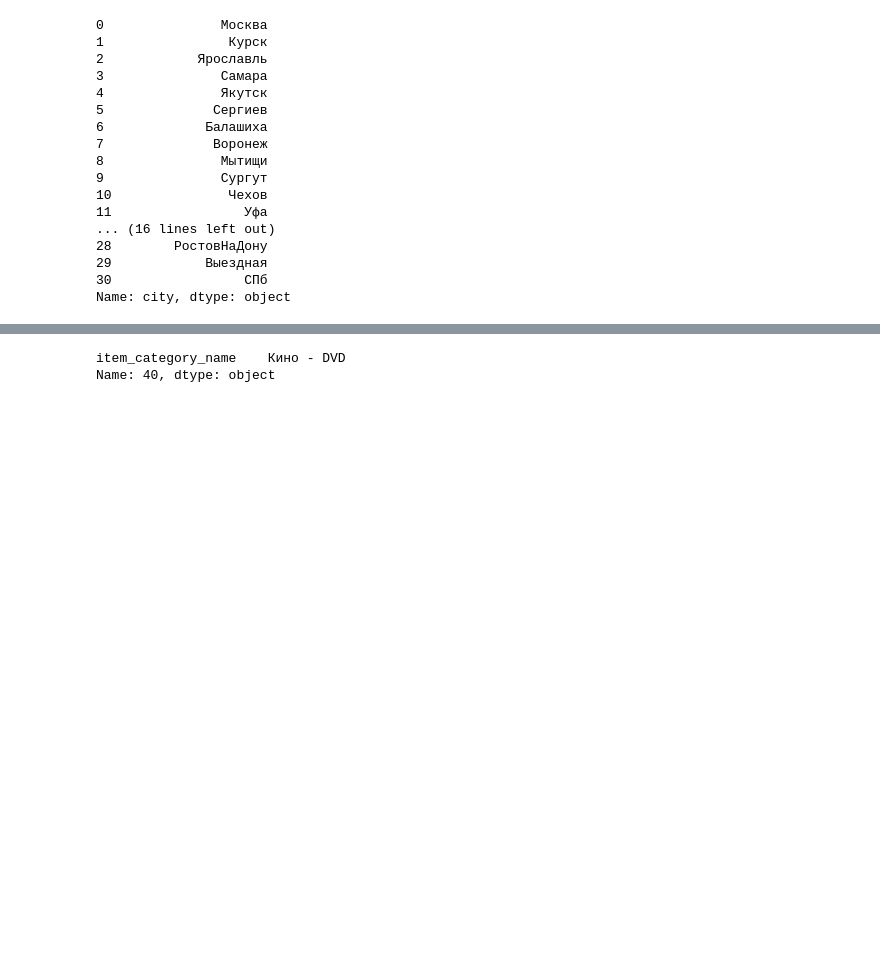
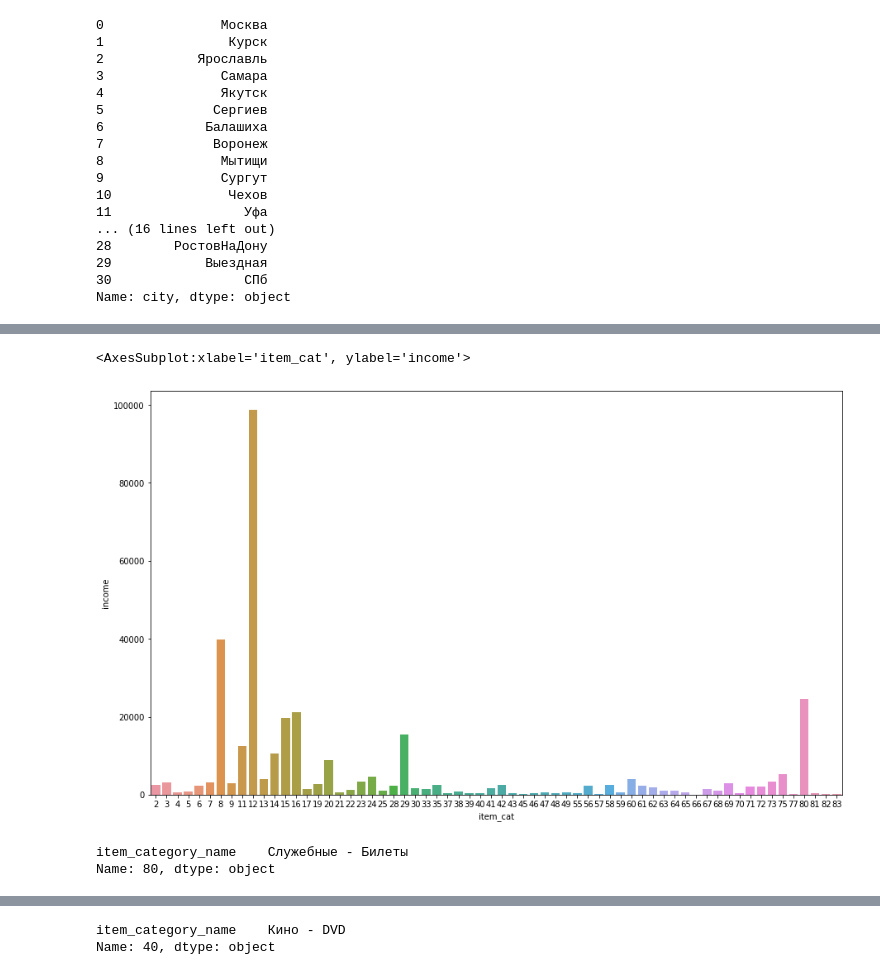
Before and after one commit to alexeybelkov/epam-data-science-summer, a Jupyter notebook: practice_II/eda.ipynb, the cells around one changed output, grey strips where cells are left out. Saved outputs shown, nothing was run; the diff lists cells and outputs as text; code cells hidden in the pictures; blank space fills up the shorter version.

```diff
--- a/practice_II/eda.ipynb
+++ b/practice_II/eda.ipynb
@@ -697,0 +729,11 @@ sns.barplot(x = temp.index, y = temp)
+# %%
+temp = sales.groupby(['city_id','item_cat'])['income'].mean()[26]
+sns.barplot(temp.index, temp)
+# %% [output]
+<AxesSubplot:xlabel='item_cat', ylabel='income'>
+[figure, added]
+# %%
+itemcat.loc[80]
+# %% [output]
+item_category_name    Служебные - Билеты
+Name: 80, dtype: object
```
Also changed, not shown: parts of 23 cells of this notebook, 2 other files.
